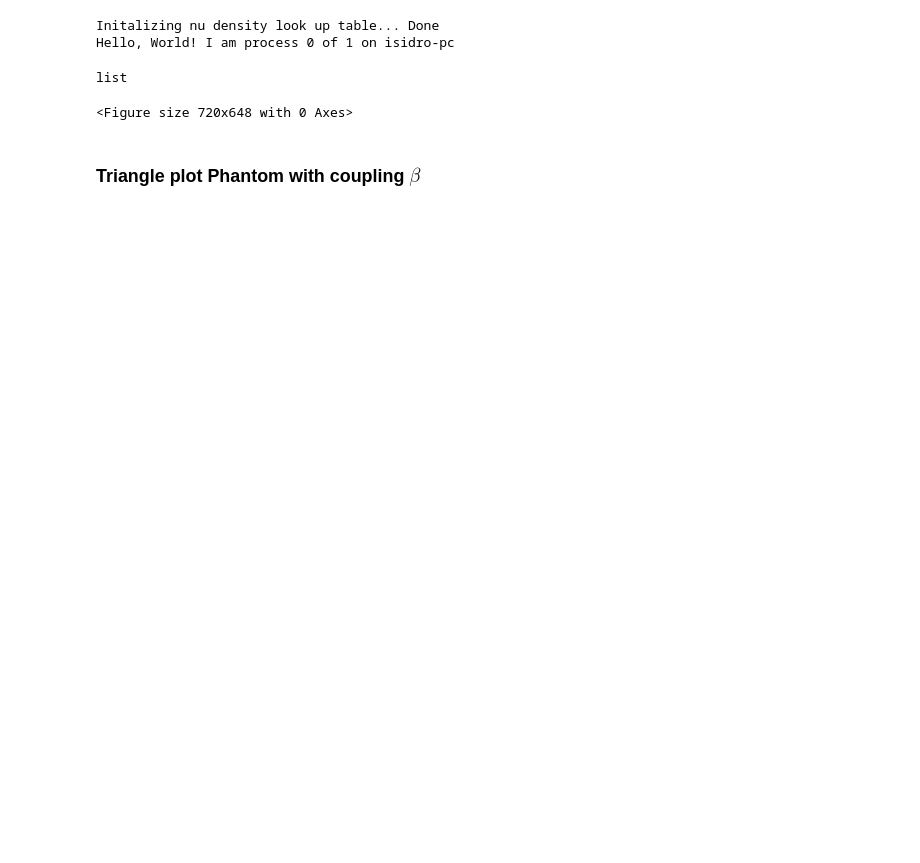
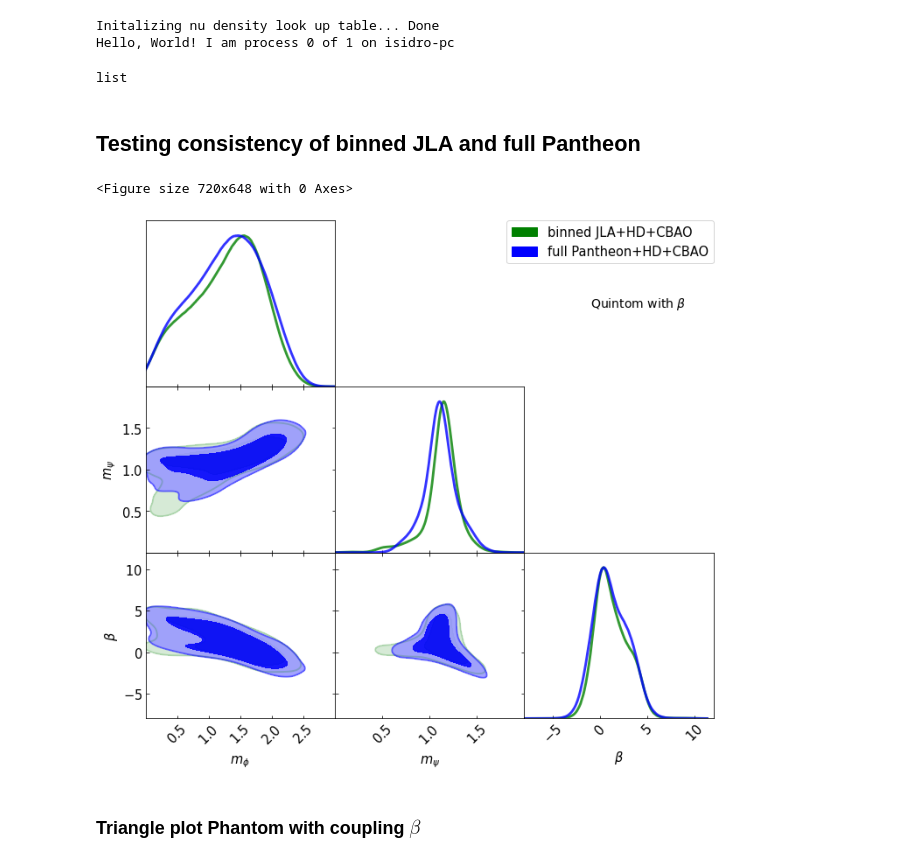
Before and after one commit to igomezv/simplemc_tests, a Jupyter notebook: plots_Quintom.ipynb, the cells around one changed output. Cells and saved outputs as stored; diff of their text form; code cells hidden in the pictures; blank space fills up the shorter version.

```diff
--- a/plots_Quintom.ipynb
+++ b/plots_Quintom.ipynb
@@ -112,11 +112,16 @@ roots_mix = [
             ]
 
 
+roots_full_pantheon = [
+                      'Quintom_couple_phy_Pantheon+HD+CBAO_nested_multi',
+                      'Quintom_couple_phy_SN+HD+CBAO_nested_multi']
 
 
 type(roots_mix)
 # %% [output]
 list
+# %% [markdown]
+## Testing consistency of binned JLA and full Pantheon
 # %%
 g = plots.getSinglePlotter(chain_dir = dir_name, width_inch= 10,
                           ratio = 0.9,
@@ -125,5 +130,40 @@ g = plots.getSinglePlotter(chain_dir = dir_name, width_inch= 10,
                                              'ignore_rows': 0.2})
 # %% [output]
 <Figure size 720x648 with 0 Axes>
+# %%
+#g.settings.axes_fontsize = 5
+g.settings.lab_fontsize = 15
+g.settings.x_label_rotation= 45
+#g.settings.alpha_filled_add = 0.9
+g.settings.legend_fontsize = 15
+g.settings.axes_fontsize = 15
+g.settings.lw1 = 3
+g.settings.linewidth_contour = 2
+
+
+# g.triangle_plot(roots_couple, ['Om', 'Obh2', 'h', 'mquin', 'mphan', 'beta'],
+g.triangle_plot(roots_full_pantheon, ['mquin', 'mphan', 'beta'],
+
+# g.triangle_plot(roots, ['Om', 'Obh2', 'h'],
+                diag1d_kwargs={'colors':['green', 'blue'],
+                               'alphas':[0.8, 0.8, 0.8]},
+                colors=['green', 'blue'],
+                alphas = [0.4, 0.9, 0.8],
+                legend_labels=['binned JLA+HD+CBAO',
+                               'full Pantheon+HD+CBAO'],
+                legend_loc='upper right',
+                filled = True,
+                normalized=False, shaded=False,
+                param_limits={'mquin': [0, 3], 'mphan':[0, 2], 'beta':[-8, 12]},
+
+#                 parampriors={'mquin': [0, 3], 'mphan':[0, 2], 'beta':[-8, 12]}
+           )
+
+g.add_text('Quintom with $\\beta$', x= 0.35, y= 2.5, fontsize=14)
+#            \n 350 live points \n 0.2 burn', 0.1, 2)
+# plt.grid()
+plt.savefig('sn_consistency_quintom_couple.png', dpi=300)
+# %% [output]
+[figure, added]
 # %% [markdown]
 ### Triangle plot Phantom with coupling $\beta$
```
Also changed, not shown: parts of 5 cells of this notebook.
